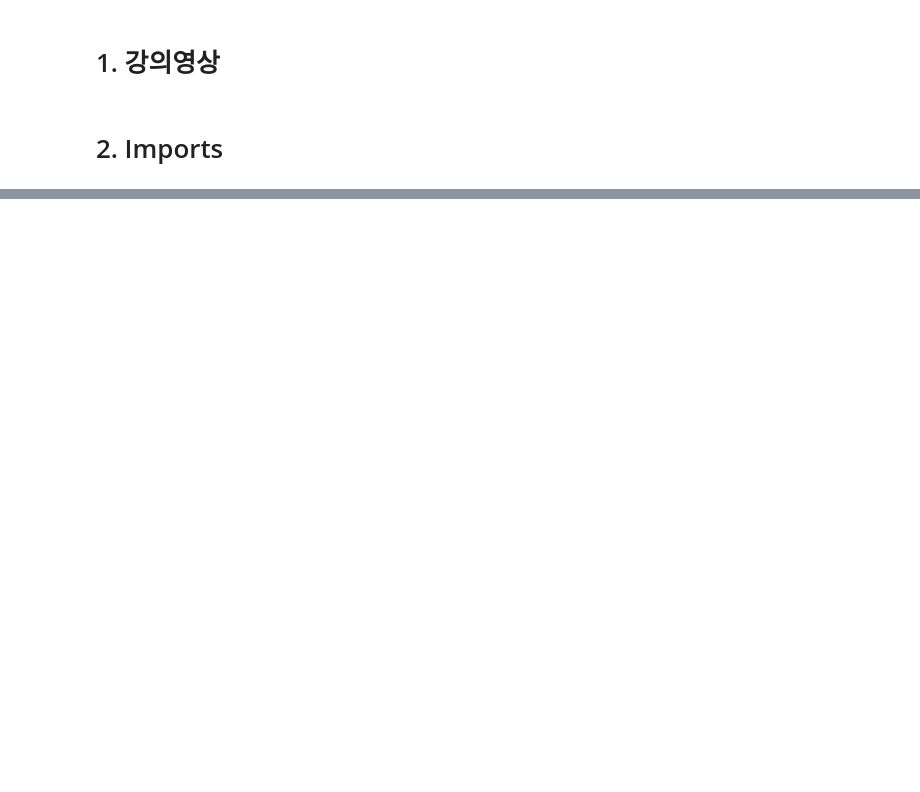
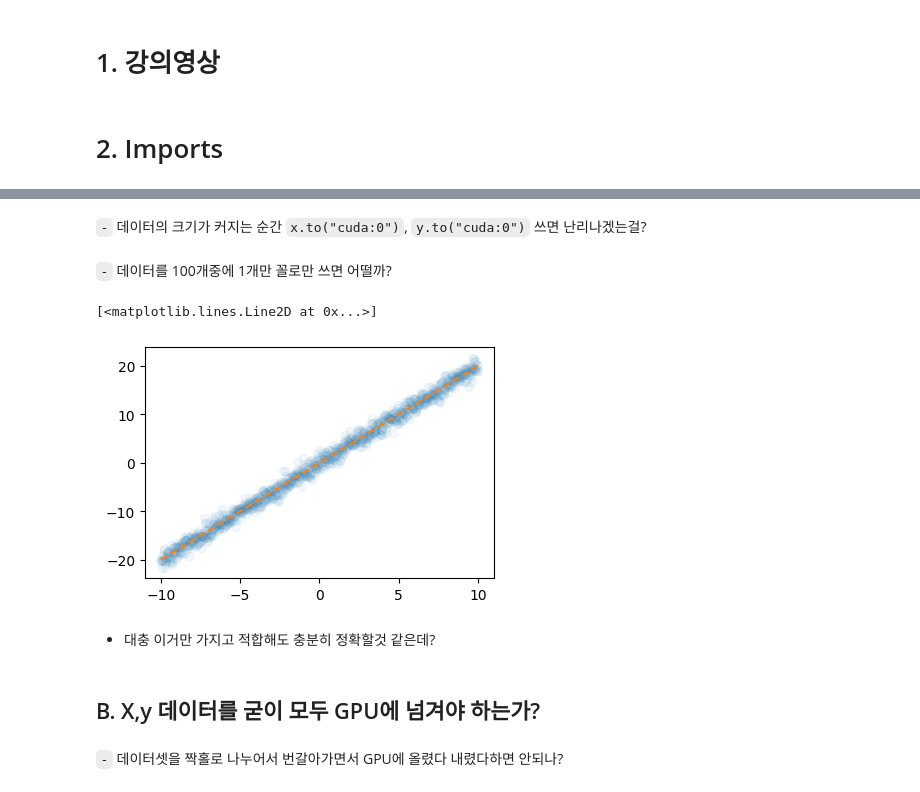
Before and after one commit to KimDoYoung1997/DL2025, a Jupyter notebook: posts/lecture.ipynb, the cells around one changed output, grey strips where cells are left out. Cells and saved outputs as stored; diff of their text form; code cells hidden in the pictures; blank space fills up the shorter version.

```diff
--- a/posts/lecture.ipynb
+++ b/posts/lecture.ipynb
@@ -22,0 +570,16 @@ plt.rcParams['figure.figsize'] = (4.5, 3.0)
+# %% [markdown]
+`-` 데이터의 크기가 커지는 순간 `x.to("cuda:0")`, `y.to("cuda:0")` 쓰면 난리나겠는걸?
+# %% [markdown]
+`-` 데이터를 100개중에 1개만 꼴로만 쓰면 어떨까?
+# %%
+plt.plot(x[::100],y[::100],'o',alpha=0.05)
+plt.plot(x,2*x,'--')
+# %% [output]
+[<matplotlib.lines.Line2D at 0x...>]
+[figure, added]
+# %% [markdown]
+- 대충 이거만 가지고 적합해도 충분히 정확할것 같은데?
+# %% [markdown]
+## B. X,y 데이터를 굳이 모두 GPU에 넘겨야 하는가?
+# %% [markdown]
+`-` 데이터셋을 짝홀로 나누어서 번갈아가면서 GPU에 올렸다 내렸다하면 안되나?
```
Also changed, not shown: parts of 177 cells of this notebook, 20 other files.
